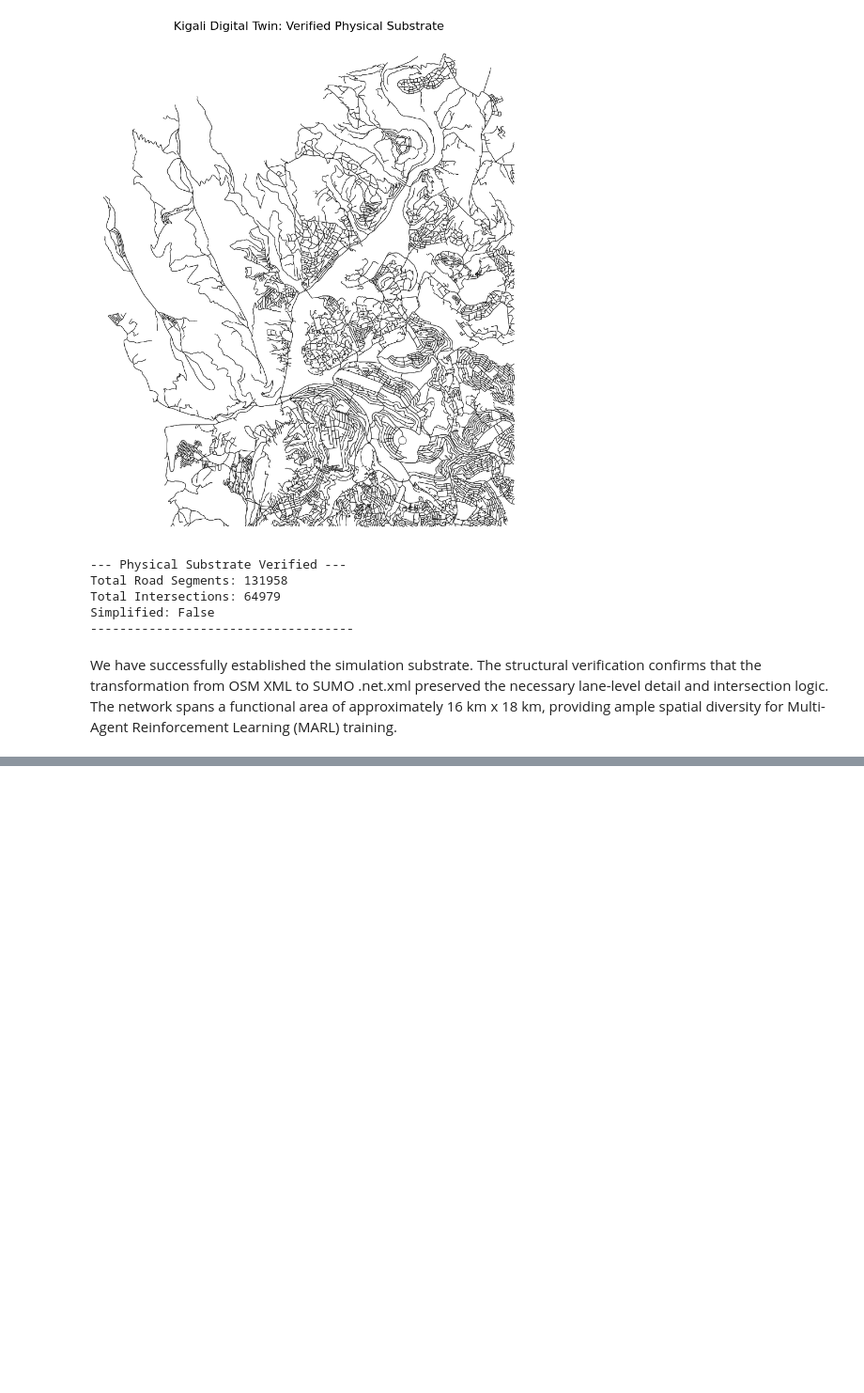
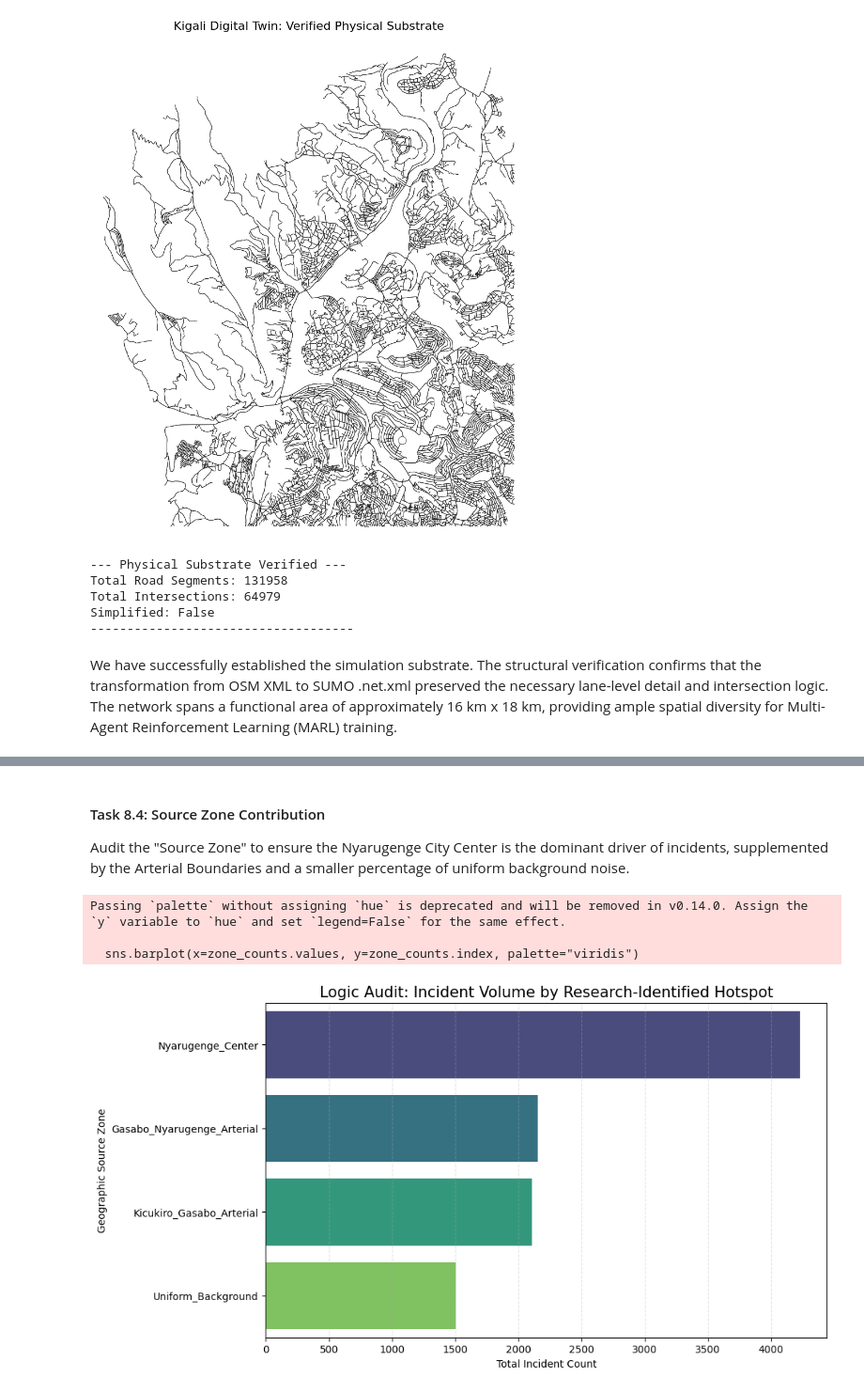
Before and after one commit to Christianib003/kigali-ems-pipeline-optimization, a Jupyter notebook: notebooks/01_data_extraction.ipynb, the cells around one changed output, grey strips where cells are left out. Shown at 94% size. Saved outputs shown, nothing was run; the diff lists cells and outputs as text; code cells hidden in the pictures; blank space fills up the shorter version.

```diff
--- a/notebooks/01_data_extraction.ipynb
+++ b/notebooks/01_data_extraction.ipynb
@@ -312,0 +470,19 @@ We have successfully established the simulation substrate. The structural verifi
+# %% [markdown]
+#### Task 8.4: Source Zone Contribution
+
+Audit the "Source Zone" to ensure the Nyarugenge City Center is the dominant driver of incidents, supplemented by the Arterial Boundaries and a smaller percentage of uniform background noise.
+# %%
+plt.figure(figsize=(10, 6))
+zone_counts = incidents_df['source_zone'].value_counts()
+
+sns.barplot(x=zone_counts.values, y=zone_counts.index, palette="viridis")
+plt.title("Logic Audit: Incident Volume by Research-Identified Hotspot", fontsize=15)
+plt.xlabel("Total Incident Count")
+plt.ylabel("Geographic Source Zone")
+plt.grid(axis='x', linestyle='--', alpha=0.4)
+plt.show()
+# %% [output]
+Passing `palette` without assigning `hue` is deprecated and will be removed in v0.14.0. Assign the `y` variable to `hue` and set `legend=False` for the same effect.
+
+  sns.barplot(x=zone_counts.values, y=zone_counts.index, palette="viridis")
+[figure, added]
```
Also changed, not shown: parts of 11 cells of this notebook.
